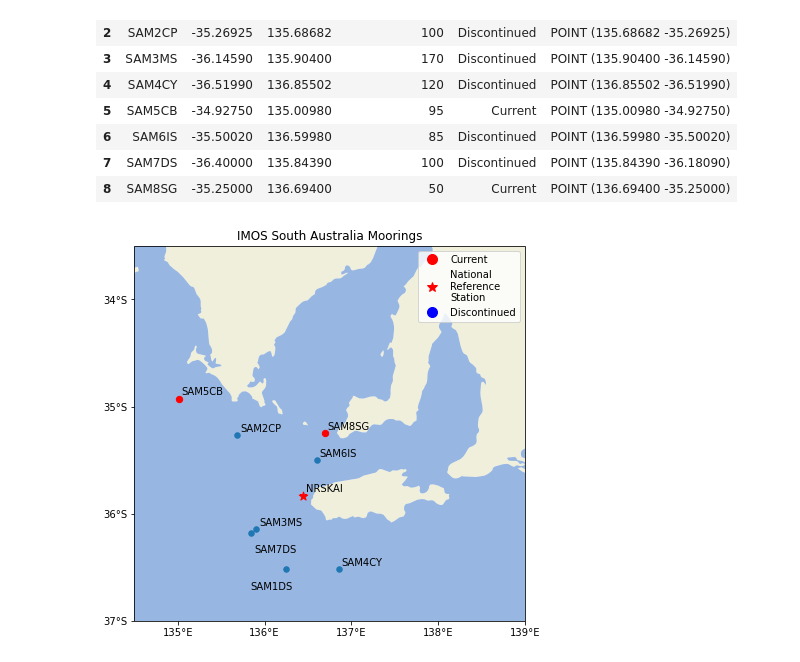
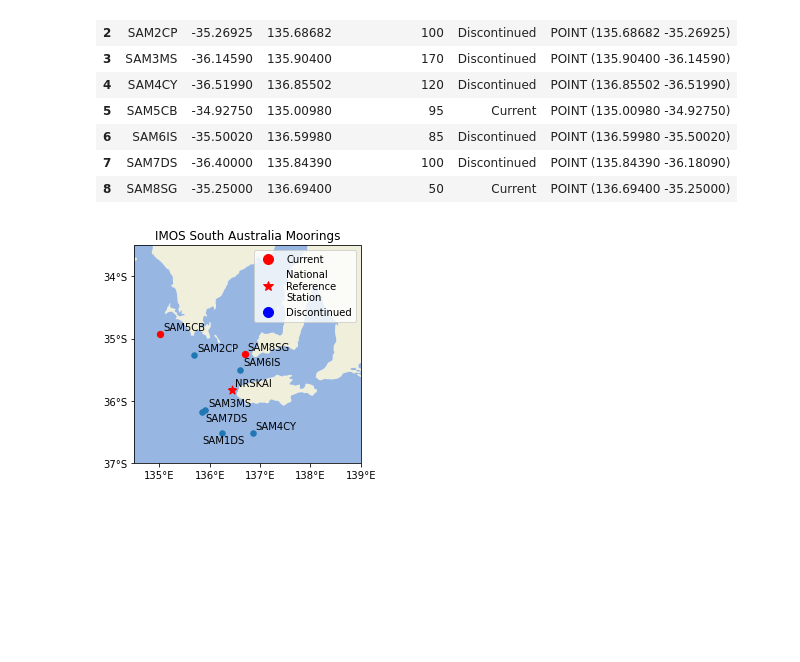
Before and after one commit to oceanhackweek/ohw23_proj_SAupwelling, a Jupyter notebook: Notebooks/map_SAmooring.ipynb, the cells around one changed output. Saved outputs shown, nothing was run; the diff lists cells and outputs as text; code cells hidden in the pictures; blank space fills up the shorter version.

```diff
--- a/Notebooks/map_SAmooring.ipynb
+++ b/Notebooks/map_SAmooring.ipynb
@@ -103,7 +103,7 @@ gdf_lab
 | 8 | SAM8SG | -35.25000 | 136.69400 | 50 | Current | POINT (136.69400 -35.25000) |
 # %%
 # Initialise the figure
-fig = plt.figure(figsize=(7, 7))
+fig = plt.figure()
 ax = plt.axes(projection = ccrs.PlateCarree())
 ax.set_xlim(134.5, 139)
 ax.set_ylim(-37, -33.5)
@@ -125,31 +125,31 @@ discontinued = gdf[(gdf.site != 'SAM5CB') & (gdf.site != 'SAM8SG') & (gdf.site !
 red_dot= mlines.Line2D([], [], color='red', marker='o', linestyle='None',
                           markersize=10, label='Current')
 red_star = mlines.Line2D([], [], color='red', marker='*', linestyle='None',
                           markersize=10, label='National\nReference\nStation')
 blue_dot = mlines.Line2D([], [], color='blue', marker='o', linestyle='None',
                           markersize=10, label='Discontinued')
 ax.legend(handles=[red_dot, red_star, blue_dot])
 
 # add the lat/long tick marks on axes
 # gca is get current axis to manaually set the tick values
 plt.gca().set_yticks([-37, -36, -35, -34], crs=ccrs.PlateCarree()) #gca = get current axis
 plt.gca().set_xticks([135, 136, 137, 138, 139], crs=ccrs.PlateCarree())
 
 # formatter to have degrees N/S for lat/long
 lon_formatter = LongitudeFormatter(zero_direction_label=True)
 lat_formatter = LatitudeFormatter()
 ax.xaxis.set_major_formatter(lon_formatter)
 ax.yaxis.set_major_formatter(lat_formatter)
 
 # Set plot title and labels
 plt.title('IMOS South Australia Moorings')
 #plt.xlabel('Longitude')
 #plt.ylabel('Latitude')
 
 # label sites with adjusted lat long
 for x, y, label in zip(gdf.long, gdf.lat, gdf.site):
     ax.annotate(label, xy=(x, y), xytext=(3, 4), textcoords="offset points")
 
 plt.gcf().savefig("../Figures/map_SAmooring.png") # save figure
 # %% [output]
-[figure, old version]
+[figure, new version]
```
Also changed, not shown: 1 other file.
